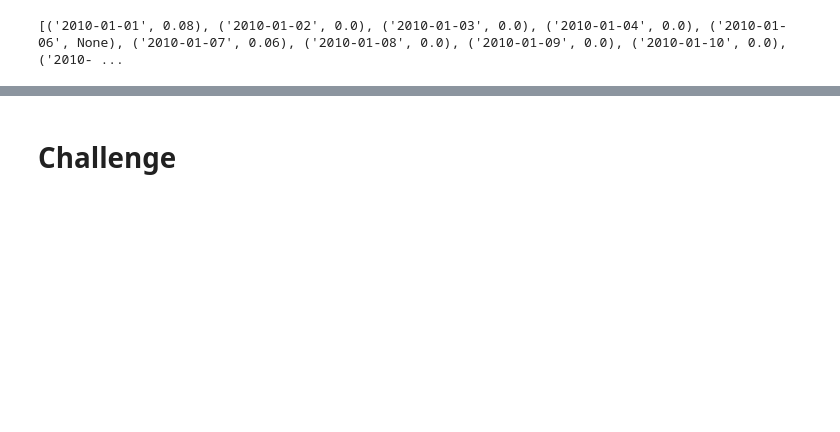
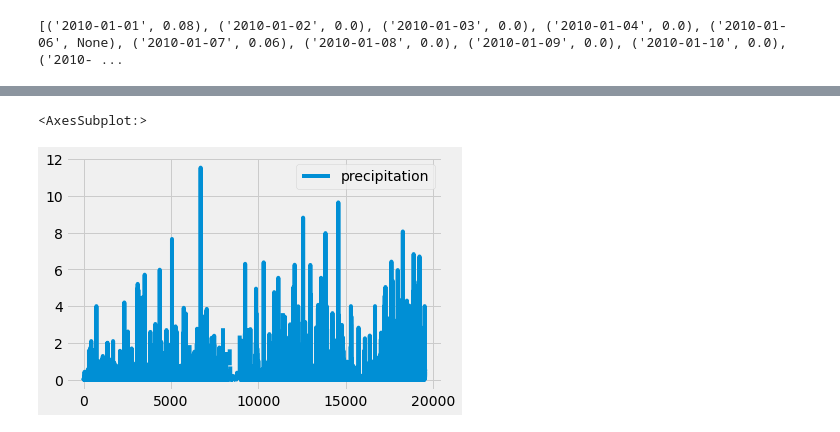
Before and after one commit to launica2303/surfs_up, a Jupyter notebook: climate_analysis.ipynb, the cells around one changed output, grey strips where cells are left out. Cells and saved outputs as stored; diff of their text form; code cells hidden in the pictures; blank space fills up the shorter version.

Commit message:
Adding Challenge.

```diff
--- a/climate_analysis.ipynb
+++ b/climate_analysis.ipynb
@@ -54,10 +50,3 @@ results = session.query(Measurement.date, Measurement.prcp)
 print(results.all())
 # %% [output]
 [('2010-01-01', 0.08), ('2010-01-02', 0.0), ('2010-01-03', 0.0), ('2010-01-04', 0.0), ('2010-01-06', None), ('2010-01-07', 0.06), ('2010-01-08', 0.0), ('2010-01-09', 0.0), ('2010-01-10', 0.0), ('2010- ...
-# %%
-# Use Pandas to calcualte the summary statistics for the precipitation data
-results = session.query(Measurement.date, Measurement.prcp).filter(Measurement.date >= prev_year)
-# %%
-# How many stations are available in this dataset?
-results = session.query(Measurement.date, Measurement.prcp).filter(Measurement.date >= prev_year).all()
-print(results)
@@ -67,9 +54,5 @@ print(results)
 # What are the most active stations?
 # List the stations and the counts in descending order.
 df = pd.DataFrame(results, columns=['date','precipitation'])
-# %%
-# Using the station id from the previous query, calculate the lowest temperature recorded,
-# highest temperature recorded, and average temperature most active station?
-df.set_index(df['date'], inplace=True)
 # %%
 print(df)
@@ -84,2 +94,5 @@ print(df.to_string(index=False))
-# %% [markdown]
-# Challenge
+# %%
+df.plot()
+# %% [output]
+<AxesSubplot:>
+[figure, added]
```
Also changed, not shown: parts of 8 cells of this notebook, 3 other files.
